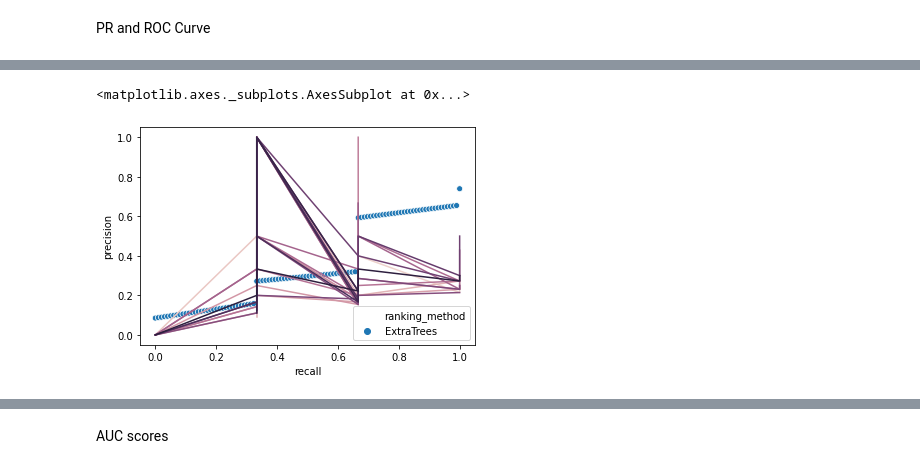
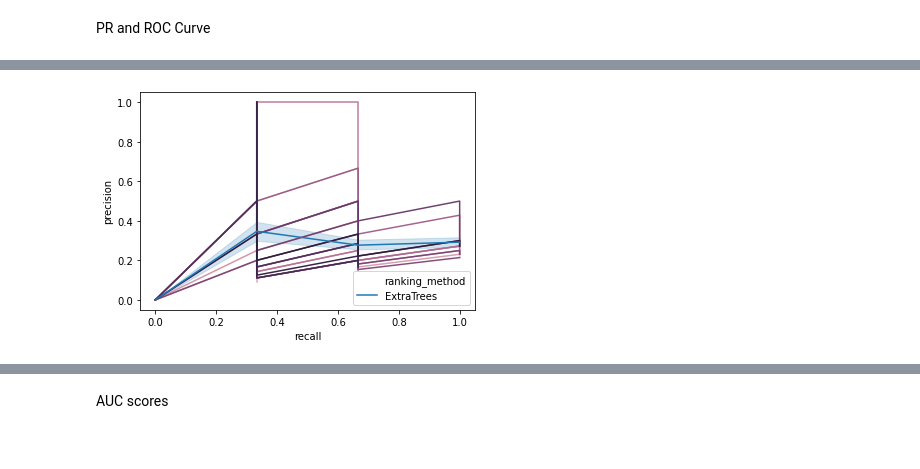
Before and after one commit to dunnkers/feature-selection, a Jupyter notebook: analysis/benchmark-20200524/stat-analysis.ipynb, the cells around one changed output, grey strips where cells are left out. Drawn from its saved outputs; the diff is of its cells as text; code cells hidden in the pictures.

```diff
--- a/analysis/benchmark-20200524/stat-analysis.ipynb
+++ b/analysis/benchmark-20200524/stat-analysis.ipynb
@@ -95,11 +93,9 @@ g.fig.subplots_adjust(top=.82)
 # %%
-g = sns.lineplot(data=statdata[(statdata['name'] == '3-way Epistasis (GAMETES)') &\
-                                (statdata['ranking_method'] == 'ExtraTrees')],\
-                 x='recall', y='precision', hue='replica_no',\
-                 estimator=None, units='replica_no', legend=False)
-sns.scatterplot(data=interpdata[(interpdata['name'] == '3-way Epistasis (GAMETES)') &\
-                                (interpdata['ranking_method'] == 'ExtraTrees')],\
-                 x='recall', y='precision', hue='ranking_method')
+et = statdata[(statdata['name'] == '3-way Epistasis (GAMETES)') &\
+              (statdata['ranking_method'] == 'ExtraTrees')]
+et = et.sort_values('feature_rank')
+g = sns.lineplot(data=et, x='recall', y='precision', hue='replica_no',\
+                 estimator=None, units='replica_no', legend=False, sort=False)
+g = sns.lineplot(data=et, x='recall', y='precision', hue='ranking_method')
 # %% [output]
-<matplotlib.axes._subplots.AxesSubplot at 0x...>
-[figure, old version]
+[figure, new version]
```
Also changed, not shown: parts of 4 cells of this notebook.
